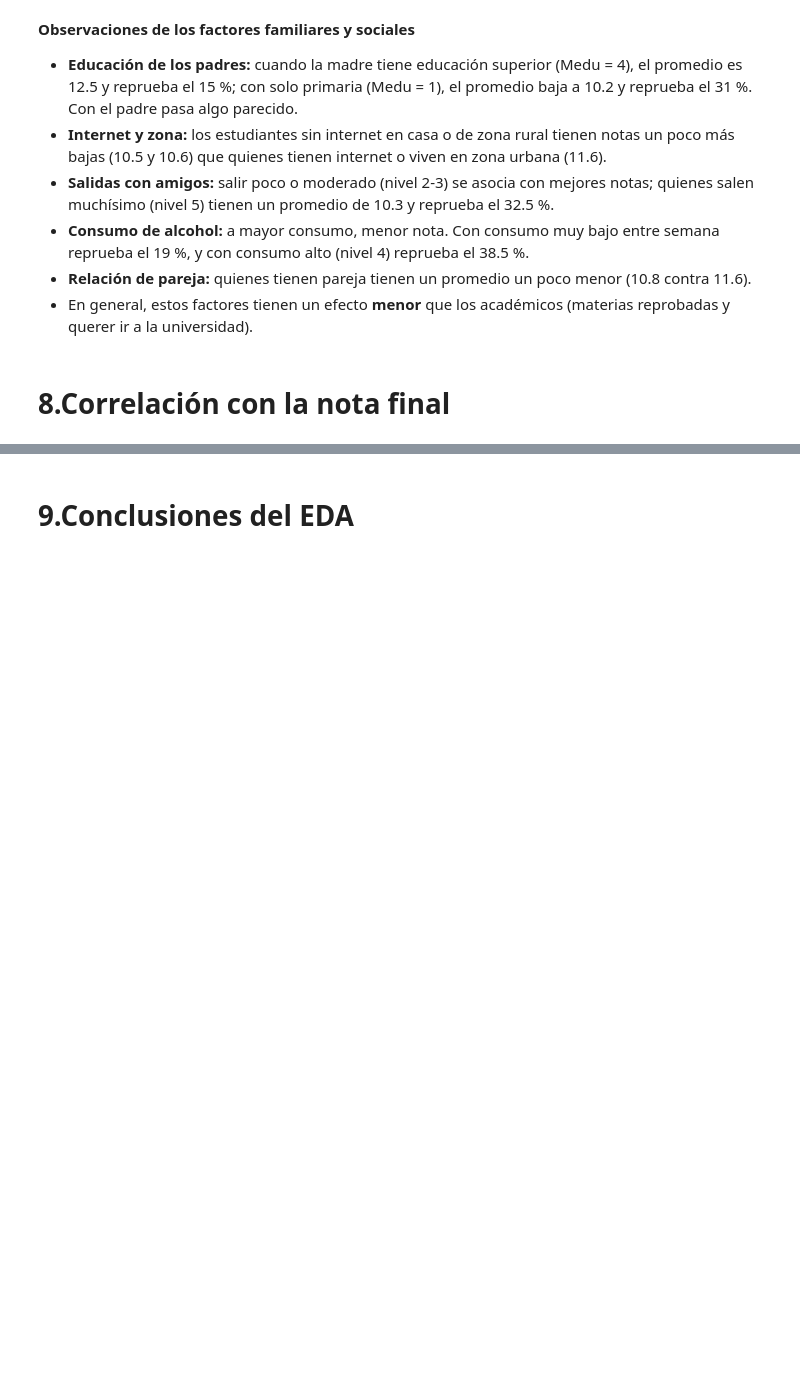
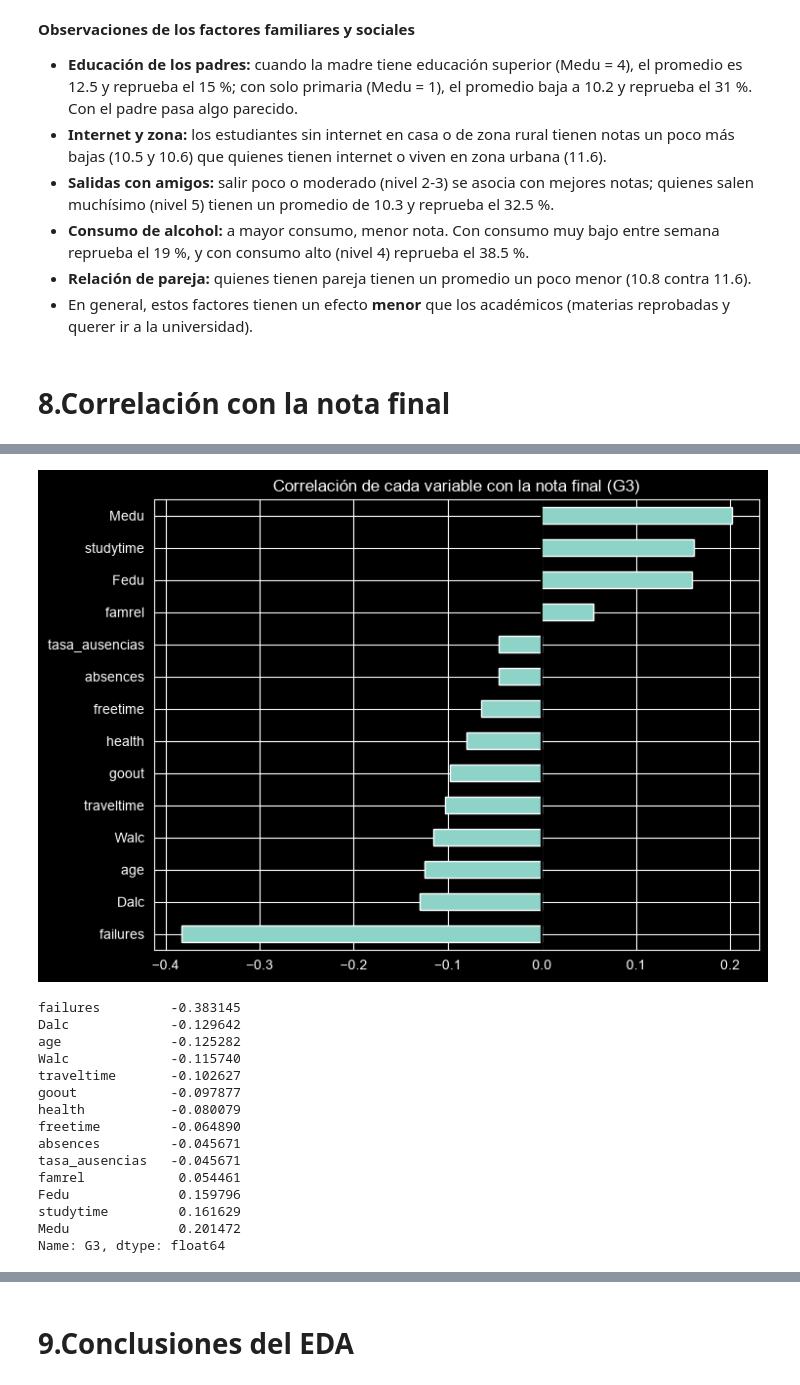
Before and after one commit to DiegoMonteroCRC/Proyecto-1-Sistema-de-Prediccion-de-Rendimiento-Academico, a Jupyter notebook: notebooks/01_EDA.ipynb, the cells around one changed output, grey strips where cells are left out. Drawn from its saved outputs; the diff is of its cells as text; code cells hidden in the pictures; blank space fills up the shorter version.

```diff
--- a/notebooks/01_EDA.ipynb
+++ b/notebooks/01_EDA.ipynb
@@ -368,0 +377,26 @@ resumen_por('romantic')
+# %%
+#Correlación con G3 sin las notas parciales ni las variables calculadas a partir de G3
+#(sirve para ver qué factores pueden anticipar la nota antes de tener notas del año)
+correlacion = df.corr(numeric_only=True)['G3'].drop(['G3','G1','G2','promedio_notas','nivel_riesgo']).sort_values()
+correlacion.plot(kind='barh', figsize=(8,6))
+plt.title('Correlación de cada variable con la nota final (G3)')
+plt.axvline(0, color='black')
+plt.show()
+correlacion
+# %% [output]
+[figure, added]
+failures         -0.383145
+Dalc             -0.129642
+age              -0.125282
+Walc             -0.115740
+traveltime       -0.102627
+goout            -0.097877
+health           -0.080079
+freetime         -0.064890
+absences         -0.045671
+tasa_ausencias   -0.045671
+famrel            0.054461
+Fedu              0.159796
+studytime         0.161629
+Medu              0.201472
+Name: G3, dtype: float64
```
Also changed, not shown: parts of 2 cells of this notebook.
